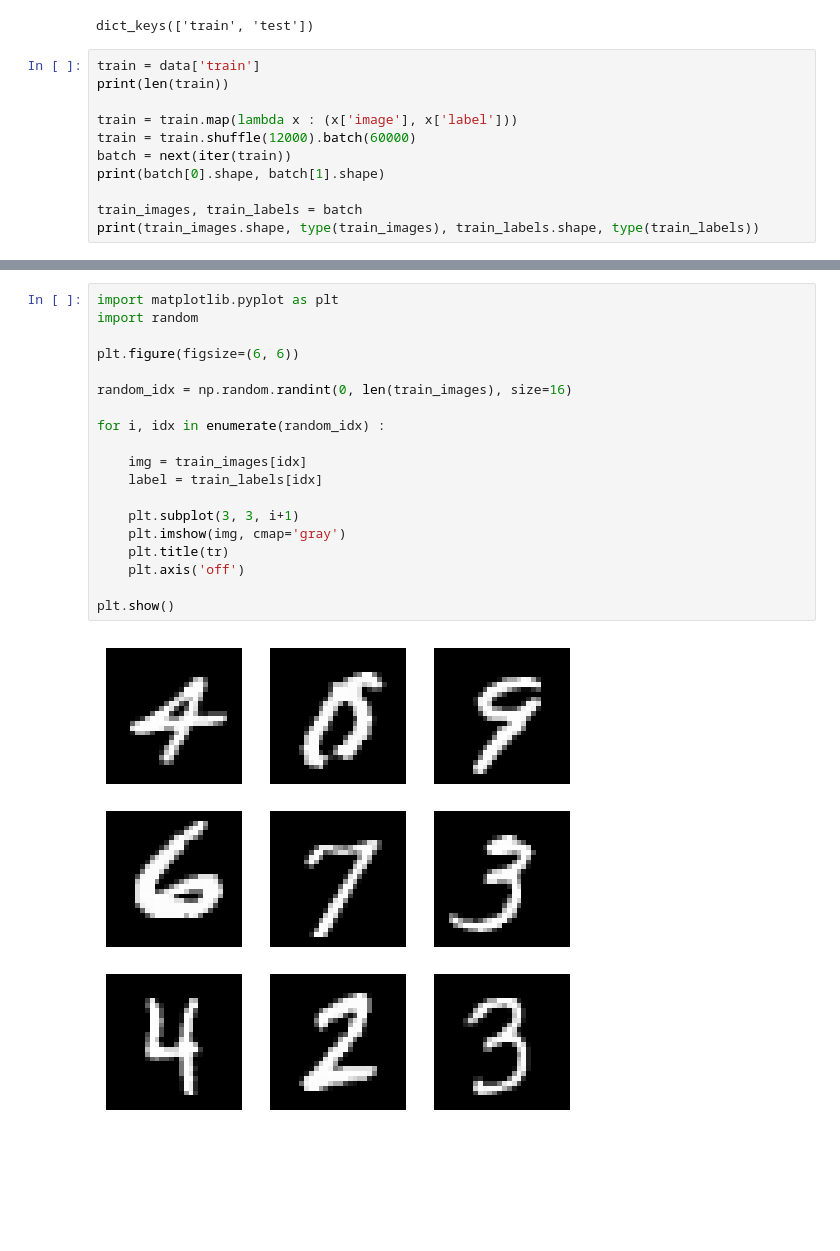
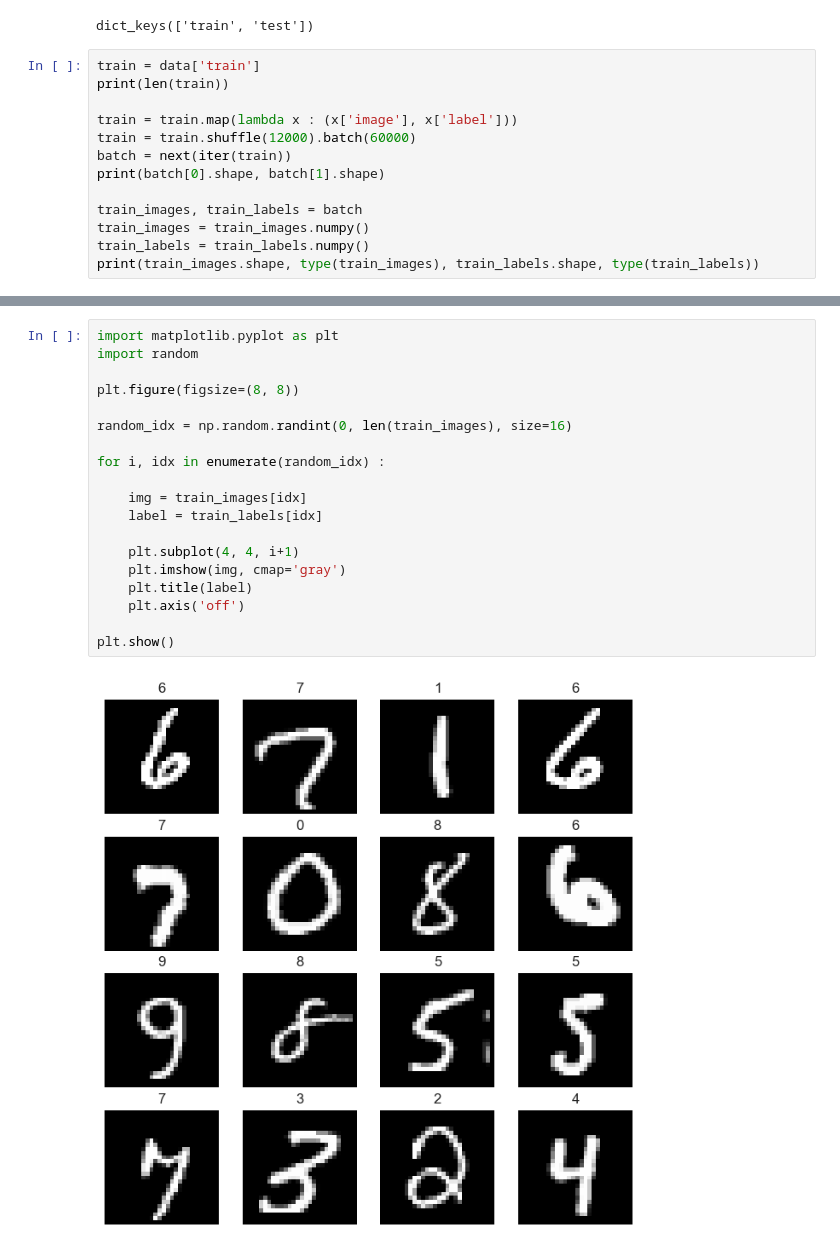
Before and after one commit to ramiuss/Deeplearning, a Jupyter notebook: mnist/mnist_ANN.ipynb, the cells around one changed output, grey strips where cells are left out. Cells and saved outputs as stored; diff of their text form; blank space fills up the shorter version.

```diff
--- a/mnist/mnist_ANN.ipynb
+++ b/mnist/mnist_ANN.ipynb
@@ -41,6 +41,8 @@ batch = next(iter(train))
 print(batch[0].shape, batch[1].shape)
 
 train_images, train_labels = batch
+train_images = train_images.numpy()
+train_labels = train_labels.numpy()
 print(train_images.shape, type(train_images), train_labels.shape, type(train_labels))
 # %% [output]
 60000
@@ -64,24 +68,24 @@ print(test_images.shape, type(test_images), test_labels.shape, type(test_labels)
 # %%
 import matplotlib.pyplot as plt
 import random
 
-plt.figure(figsize=(6, 6))
+plt.figure(figsize=(8, 8))
 
 random_idx = np.random.randint(0, len(train_images), size=16)
 
 for i, idx in enumerate(random_idx) :
 
     img = train_images[idx]
     label = train_labels[idx]
 
-    plt.subplot(3, 3, i+1)
+    plt.subplot(4, 4, i+1)
     plt.imshow(img, cmap='gray')
-    plt.title(tr)
+    plt.title(label)
     plt.axis('off')
 
 plt.show()
 # %% [output]
-[figure, old version]
+[figure, new version]
 # %%
 from tensorflow.keras.utils import to_categorical
 
```
Also changed, not shown: parts of 10 cells of this notebook, 6 other files.
